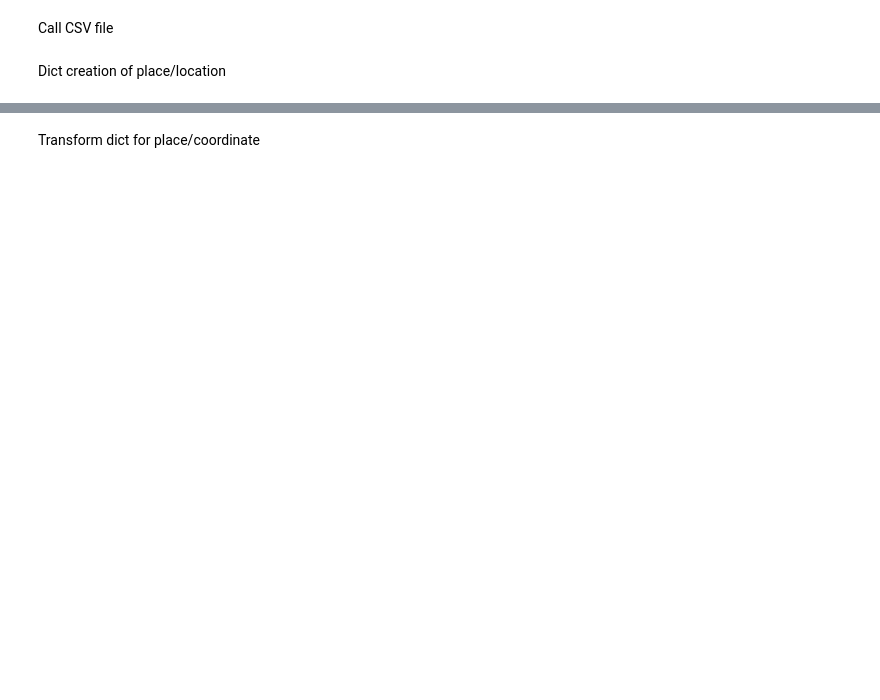
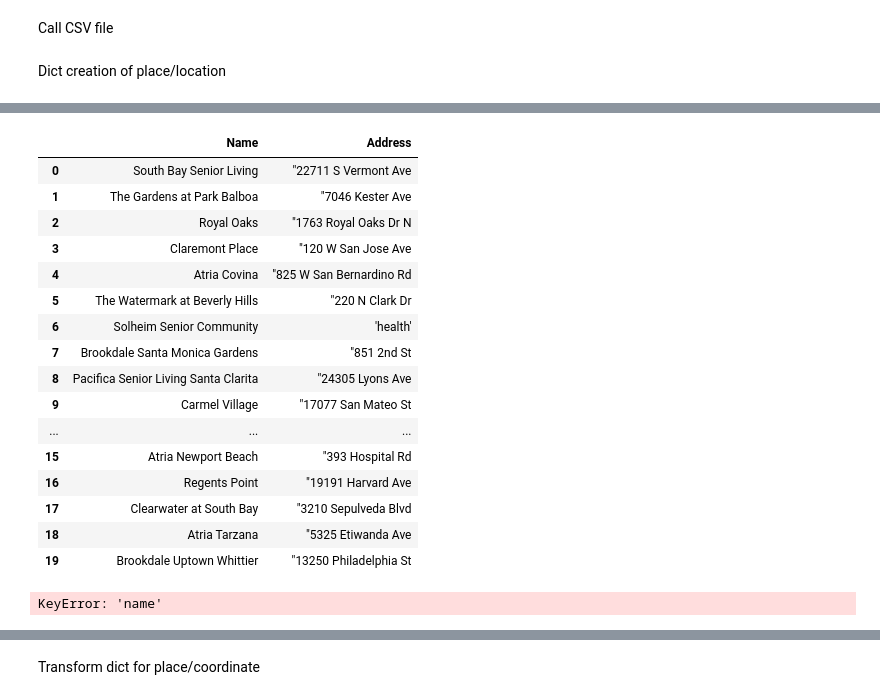
Before and after one commit to TheLazyCactus/Data_Thieves_project, a Jupyter notebook: Distance_calcultaion.ipynb, the cells around one changed output, grey strips where cells are left out. Saved outputs shown, nothing was run; the diff lists cells and outputs as text; code cells hidden in the pictures; blank space fills up the shorter version.

```diff
--- a/Distance_calcultaion.ipynb
+++ b/Distance_calcultaion.ipynb
@@ -15,0 +46,4 @@ Dict creation of place/location
+# %%
+
+retirement_location = retirement_data[[0, 6]]
+retirement_location.head()
@@ -15,0 +57,25 @@ Dict creation of place/location
+# %%
+retirement_location.columns = ['Name', 'Address']
+retirement_location
+# %% [output]
+|  | Name | Address |
+| 0 | South Bay Senior Living | "22711 S Vermont Ave |
+| 1 | The Gardens at Park Balboa | "7046 Kester Ave |
+| 2 | Royal Oaks | "1763 Royal Oaks Dr N |
+| 3 | Claremont Place | "120 W San Jose Ave |
+| 4 | Atria Covina | "825 W San Bernardino Rd |
+| 5 | The Watermark at Beverly Hills | "220 N Clark Dr |
+| 6 | Solheim Senior Community | 'health' |
+| 7 | Brookdale Santa Monica Gardens | "851 2nd St |
+| 8 | Pacifica Senior Living Santa Clarita | "24305 Lyons Ave |
+| 9 | Carmel Village | "17077 San Mateo St |
+| ... | ... | ... |
+| 15 | Atria Newport Beach | "393 Hospital Rd |
+| 16 | Regents Point | "19191 Harvard Ave |
+| 17 | Clearwater at South Bay | "3210 Sepulveda Blvd |
+| 18 | Atria Tarzana | "5325 Etiwanda Ave |
+| 19 | Brookdale Uptown Whittier | "13250 Philadelphia St |
+# %%
+school_data = school_data["name"].str.split(",", expand=True)
+# %% [output]
+KeyError: 'name'
```
Also changed, not shown: parts of 21 cells of this notebook.
